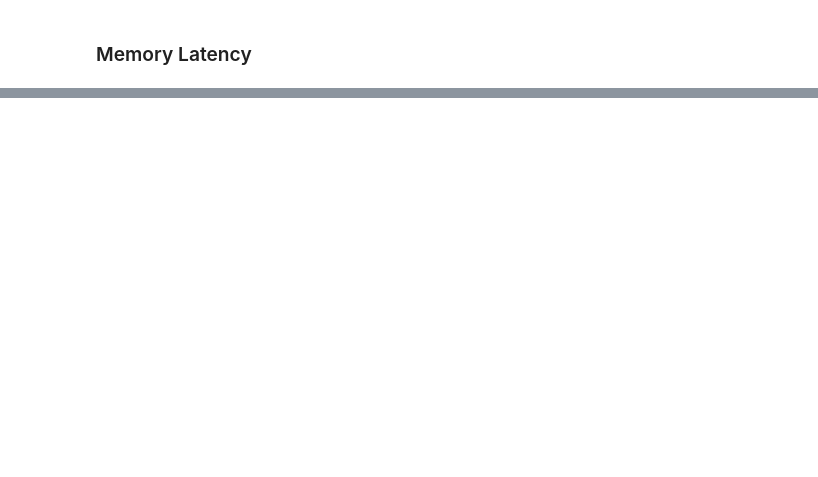
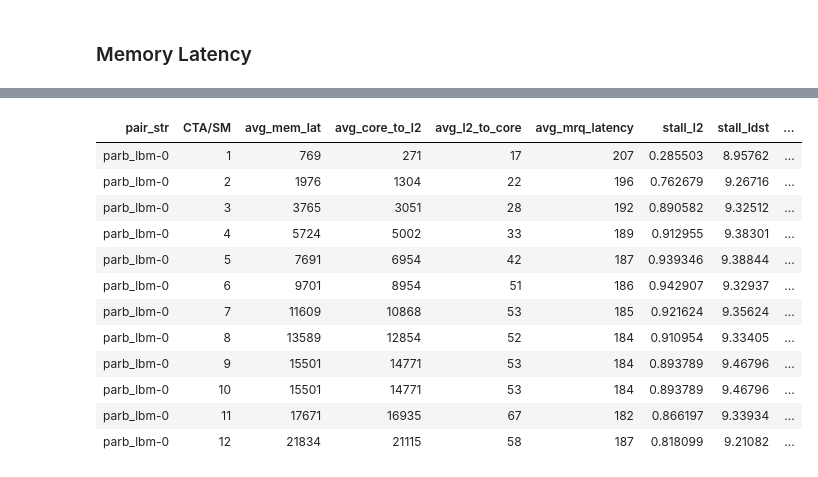
Before and after one commit to UofT-EcoSystem/gpgpu-sim_simulations, a Jupyter notebook: util/job_launching/results/gen-table.ipynb, the cells around one changed output, grey strips where cells are left out. Drawn from its saved outputs; the diff is of its cells as text; code cells hidden in the pictures; blank space fills up the shorter version.

```diff
--- a/util/job_launching/results/gen-table.ipynb
+++ b/util/job_launching/results/gen-table.ipynb
@@ -103,0 +308,29 @@ stall.style.set_table_styles(table_style).hide_index()
+# %%
+ldf['CTA/SM'] = ldf['config'].apply(lambda x: x[7:-3]).astype(int)
+ldf['avg_dram_bw'] = ldf['dram_bw'].transform(avg_array)
+ldf['avg_row_locality'] = ldf['row_buffer_locality'].transform(avg_array)
+ldf['avg_mrqq'] = ldf['mrqq'].transform(avg_array)
+ldf['stall_l2'] = ldf['stall_icnt_to_l2'].div(ldf['runtime']) / 24
+ldf['stall_ldst'] = ldf['stall_core_ldst'].div(ldf['runtime'])
+
+l_basic = ldf[['pair_str', 'CTA/SM',
+               'avg_mem_lat', 'avg_core_to_l2', 'avg_l2_to_core', 'avg_mrq_latency',
+               'stall_l2', 'stall_ldst',
+               'avg_dram_bw', 'avg_row_locality', 'avg_mrqq',
+               'runtime', 'instructions']].sort_values(by=['CTA/SM'])
+
+l_basic.style.set_table_styles(table_style).hide_index()
+# %% [output]
+| pair_str | CTA/SM | avg_mem_lat | avg_core_to_l2 | avg_l2_to_core | avg_mrq_latency | stall_l2 | stall_ldst | ... |
+| parb_lbm-0 | 1 | 769 | 271 | 17 | 207 | 0.285503 | 8.95762 | ... |
+| parb_lbm-0 | 2 | 1976 | 1304 | 22 | 196 | 0.762679 | 9.26716 | ... |
+| parb_lbm-0 | 3 | 3765 | 3051 | 28 | 192 | 0.890582 | 9.32512 | ... |
+| parb_lbm-0 | 4 | 5724 | 5002 | 33 | 189 | 0.912955 | 9.38301 | ... |
+| parb_lbm-0 | 5 | 7691 | 6954 | 42 | 187 | 0.939346 | 9.38844 | ... |
+| parb_lbm-0 | 6 | 9701 | 8954 | 51 | 186 | 0.942907 | 9.32937 | ... |
+| parb_lbm-0 | 7 | 11609 | 10868 | 53 | 185 | 0.921624 | 9.35624 | ... |
+| parb_lbm-0 | 8 | 13589 | 12854 | 52 | 184 | 0.910954 | 9.33405 | ... |
+| parb_lbm-0 | 9 | 15501 | 14771 | 53 | 184 | 0.893789 | 9.46796 | ... |
+| parb_lbm-0 | 10 | 15501 | 14771 | 53 | 184 | 0.893789 | 9.46796 | ... |
+| parb_lbm-0 | 11 | 17671 | 16935 | 67 | 182 | 0.866197 | 9.33934 | ... |
+| parb_lbm-0 | 12 | 21834 | 21115 | 58 | 187 | 0.818099 | 9.21082 | ... |
```
Also changed, not shown: parts of 21 cells of this notebook.
